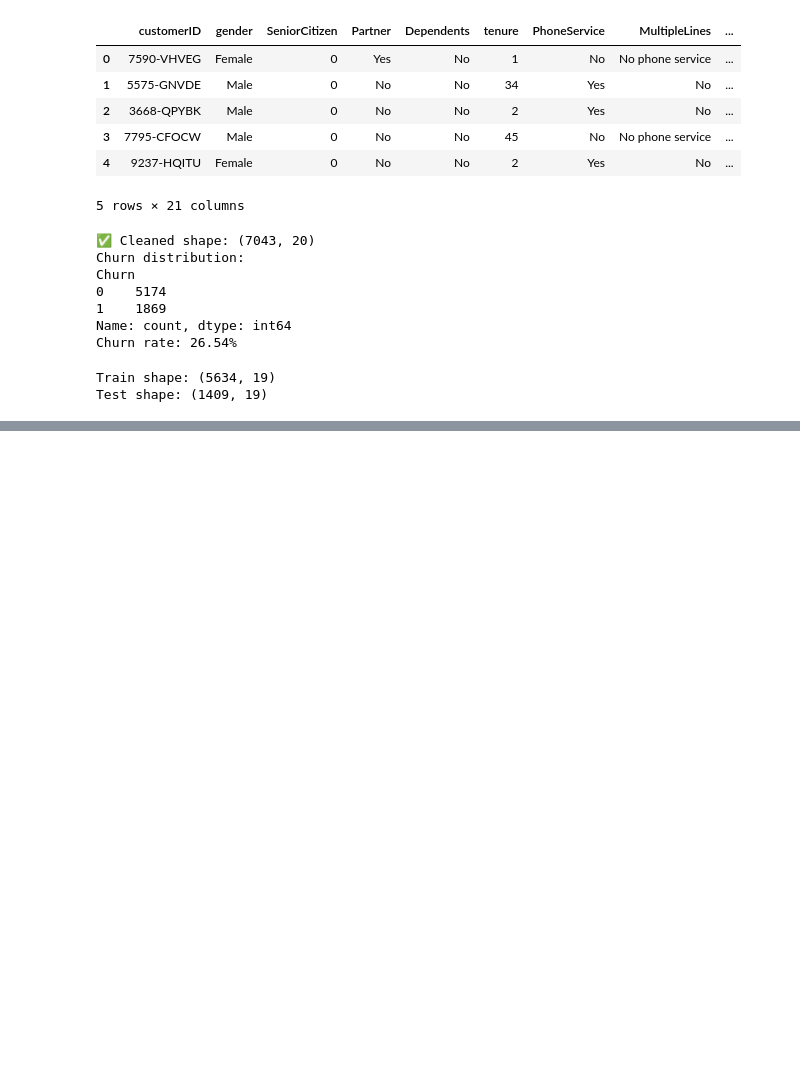
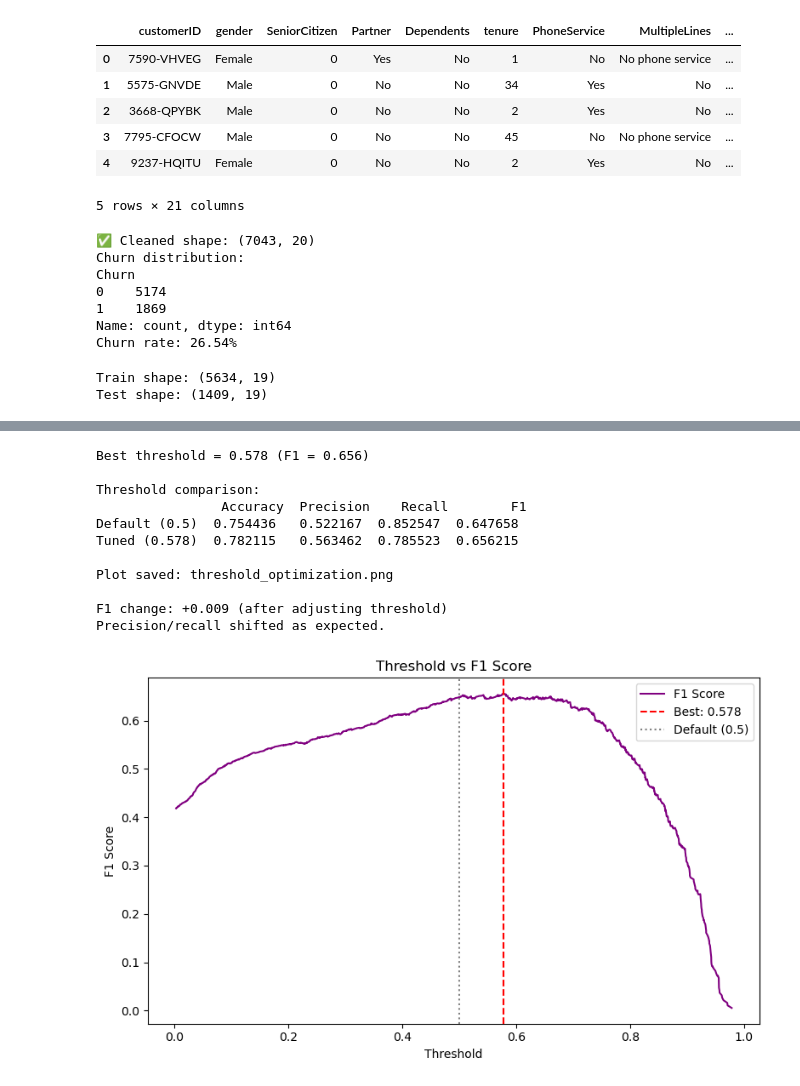
Before and after one commit to lutfihadiCEX/CustomerChurnMLOps_PL, a Jupyter notebook: Model_CHP.ipynb, the cells around one changed output, grey strips where cells are left out. Cells and saved outputs as stored; diff of their text form; code cells hidden in the pictures; blank space fills up the shorter version.

Commit message:
Updated Model_CHP.ipynb with threshold optimization and cleaned training logic

```diff
--- a/Model_CHP.ipynb
+++ b/Model_CHP.ipynb
@@ -482,0 +243,70 @@ Expected F1 improvement: +1.32%
+# %%
+# Threshold optimization
+from sklearn.metrics import precision_recall_curve, confusion_matrix, accuracy_score, precision_score, recall_score, f1_score
+import matplotlib.pyplot as plt
+import numpy as np
+import pandas as pd
+import mlflow
+
+# Load model & predict churn probs
+model_uri = "runs:/1344fffe0b7147fbace90cedccc60759/model"
+model = mlflow.sklearn.load_model(model_uri)
+y_pred_proba = model.predict_proba(X_test)[:, 1]
+
+# Threshold finding
+precisions, recalls, thresholds = precision_recall_curve(y_test, y_pred_proba)
+f1_scores = 2 * (precisions * recalls) / (precisions + recalls + 1e-9)
+f1_scores = f1_scores[:-1]
+best_idx = np.argmax(f1_scores)
+best_threshold = thresholds[best_idx]
+best_f1 = f1_scores[best_idx]
+
+print(f"\nBest threshold = {best_threshold:.3f} (F1 = {best_f1:.3f})")
+
+# Compare default 0.5 vs tuned threshold
+y_pred_default = (y_pred_proba >= 0.5).astype(int)
+y_pred_best = (y_pred_proba >= best_threshold).astype(int)
+
+def evaluate(y_true, y_pred):
+    return {
+        "Accuracy": accuracy_score(y_true, y_pred),
+        "Precision": precision_score(y_true, y_pred),
+        "Recall": recall_score(y_true, y_pred),
+        "F1": f1_score(y_true, y_pred)
+    }
+
+default_metrics = evaluate(y_test, y_pred_default)
+tuned_metrics = evaluate(y_test, y_pred_best)
+
+summary = pd.DataFrame([default_metrics, tuned_metrics], index=["Default (0.5)", f"Tuned ({best_threshold:.3f})"])
+print("\nThreshold comparison:\n", summary)
+
+# Visualization
+plt.figure(figsize=(8,5))
+plt.plot(thresholds, f1_scores, label="F1 Score", color="purple")
+plt.axvline(best_threshold, color="red", linestyle="--", label=f"Best: {best_threshold:.3f}")
+plt.axvline(0.5, color="gray", linestyle=":", label="Default (0.5)")
+plt.xlabel("Threshold"); plt.ylabel("F1 Score")
+plt.title("Threshold vs F1 Score")
+plt.legend()
+plt.tight_layout()
+plt.savefig("threshold_optimization.png", dpi=300)
+print("\nPlot saved: threshold_optimization.png")
+
+# Interpretation
+delta = tuned_metrics["F1"] - default_metrics["F1"]
+print(f"\nF1 change: {delta:+.3f} (after adjusting threshold)")
+print("Precision/recall shifted as expected.")
+# %% [output]
+Best threshold = 0.578 (F1 = 0.656)
+
+Threshold comparison:
+                Accuracy  Precision    Recall        F1
+Default (0.5)  0.754436   0.522167  0.852547  0.647658
+Tuned (0.578)  0.782115   0.563462  0.785523  0.656215
+
+Plot saved: threshold_optimization.png
+
+F1 change: +0.009 (after adjusting threshold)
+Precision/recall shifted as expected.
+[figure, added]
```
Also changed, not shown: parts of 3 cells of this notebook.
